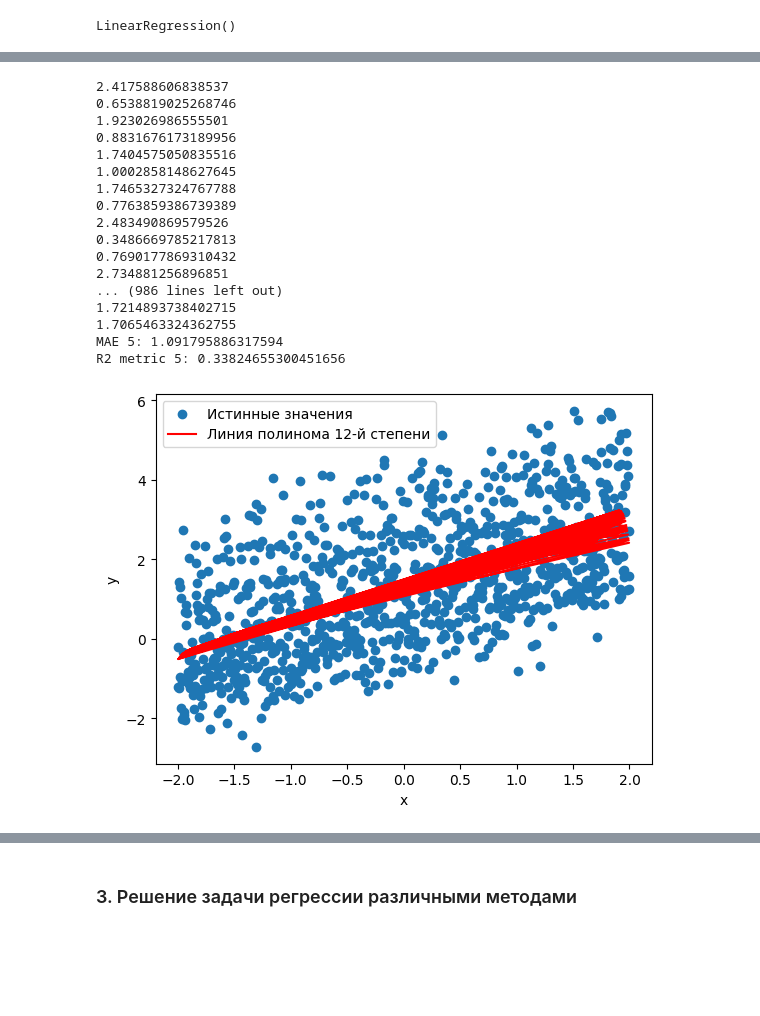
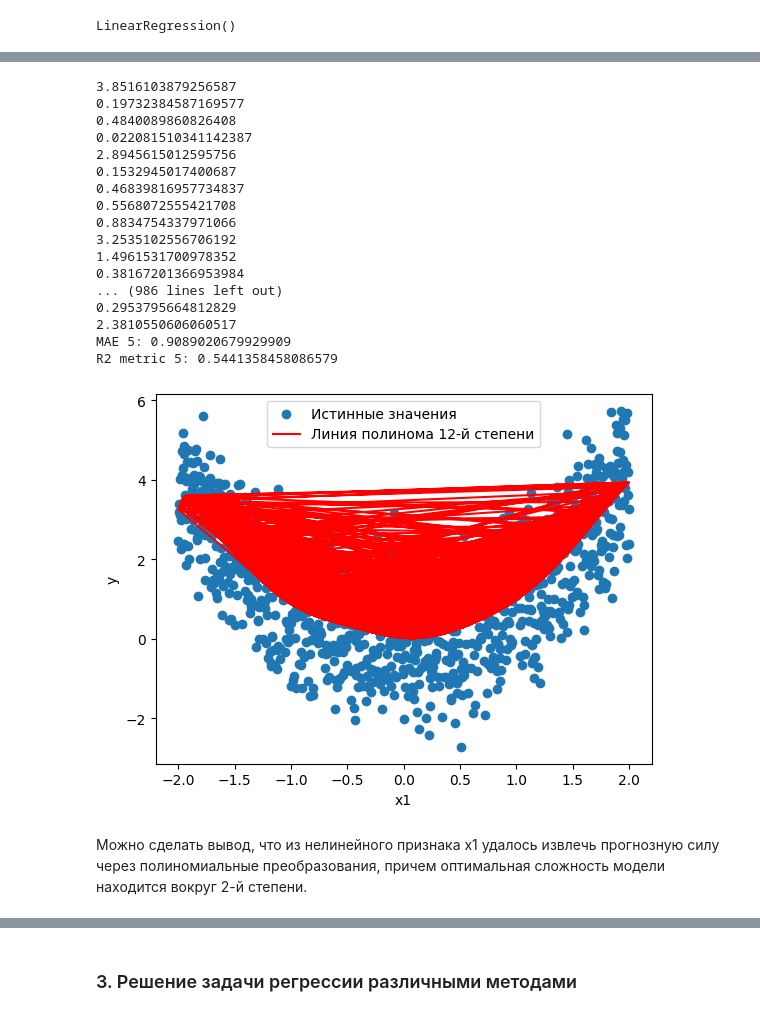
Before and after one commit to pol1np/Data_analysis, a Jupyter notebook: ЛР3_Проценко_1.ipynb, the cells around one changed output, grey strips where cells are left out. Saved outputs shown, nothing was run; the diff lists cells and outputs as text; code cells hidden in the pictures; blank space fills up the shorter version.

```diff
--- a/ЛР3_Проценко_1.ipynb
+++ b/ЛР3_Проценко_1.ipynb
@@ -197,8 +232,8 @@ plt.show()
 from sklearn.preprocessing import PolynomialFeatures
 
 poly_features=PolynomialFeatures(degree=2)
-x2_poly = poly_features.fit_transform(x2.reshape(-1, 1))
+x1_poly = poly_features.fit_transform(x1.reshape(-1, 1))
 model_poly = LinearRegression()
-model_poly.fit(x2_poly, y)
+model_poly.fit(x1_poly, y)
 # %% [output]
 LinearRegression()
@@ -244,18 +288,18 @@ plt.show()
 # %%
 poly_features_6=PolynomialFeatures(degree=6)
-x2_poly_6 = poly_features_6.fit_transform(x2.reshape(-1, 1))
+x1_poly_6 = poly_features_6.fit_transform(x1.reshape(-1, 1))
 model_poly_6 = LinearRegression()
-model_poly_6.fit(x2_poly_6, y)
-y_predict_poly_6 = model_poly_6.predict(x2_poly_6)
+model_poly_6.fit(x1_poly_6, y)
+y_predict_poly_6 = model_poly_6.predict(x1_poly_6)
 
 for  y_poly_6 in y_predict_poly_6:
     print(y_poly_6)
 
 print('Mean Absolute Error 4:', metrics.mean_absolute_error(y, y_predict_poly_6))
 print('R2 metric 4:', metrics.r2_score(y, y_predict_poly_6))
-plt.scatter(x2, y, label='Истинные значения')
-plt.plot(x2, y_predict_poly_6, label='Линия полинома 6-й степени', color='red')
-plt.xlabel('x')
+plt.scatter(x1, y, label='Истинные значения')
+plt.plot(x1, y_predict_poly_6, label='Линия полинома 6-й степени', color='red')
+plt.xlabel('x1')
 plt.ylabel('y')
 plt.legend()
 plt.show()
@@ -281,37 +327,39 @@ R2 metric 4: 0.33373658461653555
 # %%
 poly_features_12=PolynomialFeatures(degree=12)
-x2_poly_12 = poly_features_12.fit_transform(x2.reshape(-1, 1))
+x1_poly_12 = poly_features_12.fit_transform(x1.reshape(-1, 1))
 model_poly_12 = LinearRegression()
-model_poly_12.fit(x2_poly_12, y)
-y_predict_poly_12 = model_poly_12.predict(x2_poly_12)
+model_poly_12.fit(x1_poly_12, y)
+y_predict_poly_12 = model_poly_12.predict(x1_poly_12)
 
 for  y_poly_12 in y_predict_poly_12:
     print(y_poly_12)
 
 print('MAE 5:', metrics.mean_absolute_error(y, y_predict_poly_12))
 print('R2 metric 5:', metrics.r2_score(y, y_predict_poly_12))
-plt.scatter(x2, y, label='Истинные значения')
-plt.plot(x2, y_predict_poly_12, label='Линия полинома 12-й степени', color='red')
-plt.xlabel('x')
+plt.scatter(x1, y, label='Истинные значения')
+plt.plot(x1, y_predict_poly_12, label='Линия полинома 12-й степени', color='red')
+plt.xlabel('x1')
 plt.ylabel('y')
 plt.legend()
 plt.show()
 # %% [output]
-2.417588606838537
-0.6538819025268746
-1.923026986555501
-0.8831676173189956
-1.7404575050835516
-1.0002858148627645
-1.7465327324767788
-0.7763859386739389
-2.483490869579526
-0.3486669785217813
-0.7690177869310432
-2.734881256896851
+3.8516103879256587
+0.19732384587169577
+0.4840089860826408
+0.022081510341142387
+2.8945615012595756
+0.1532945017400687
+0.46839816957734837
+0.5568072555421708
+0.8834754337971066
+3.2535102556706192
+1.4961531700978352
+0.38167201366953984
 ... (986 lines left out)
-1.7214893738402715
-1.7065463324362755
-MAE 5: 1.091795886317594
-R2 metric 5: 0.33824655300451656
+0.2953795664812829
+2.3810550606060517
+MAE 5: 0.9089020679929909
+R2 metric 5: 0.5441358458086579
-[figure, old version]
+[figure, new version]
+# %% [markdown]
+Можно сделать вывод, что из нелинейного признака x1 удалось извлечь прогнозную силу через полиномиальные преобразования, причем оптимальная сложность модели находится вокруг 2-й степени.
```
Also changed, not shown: parts of 57 cells of this notebook.
